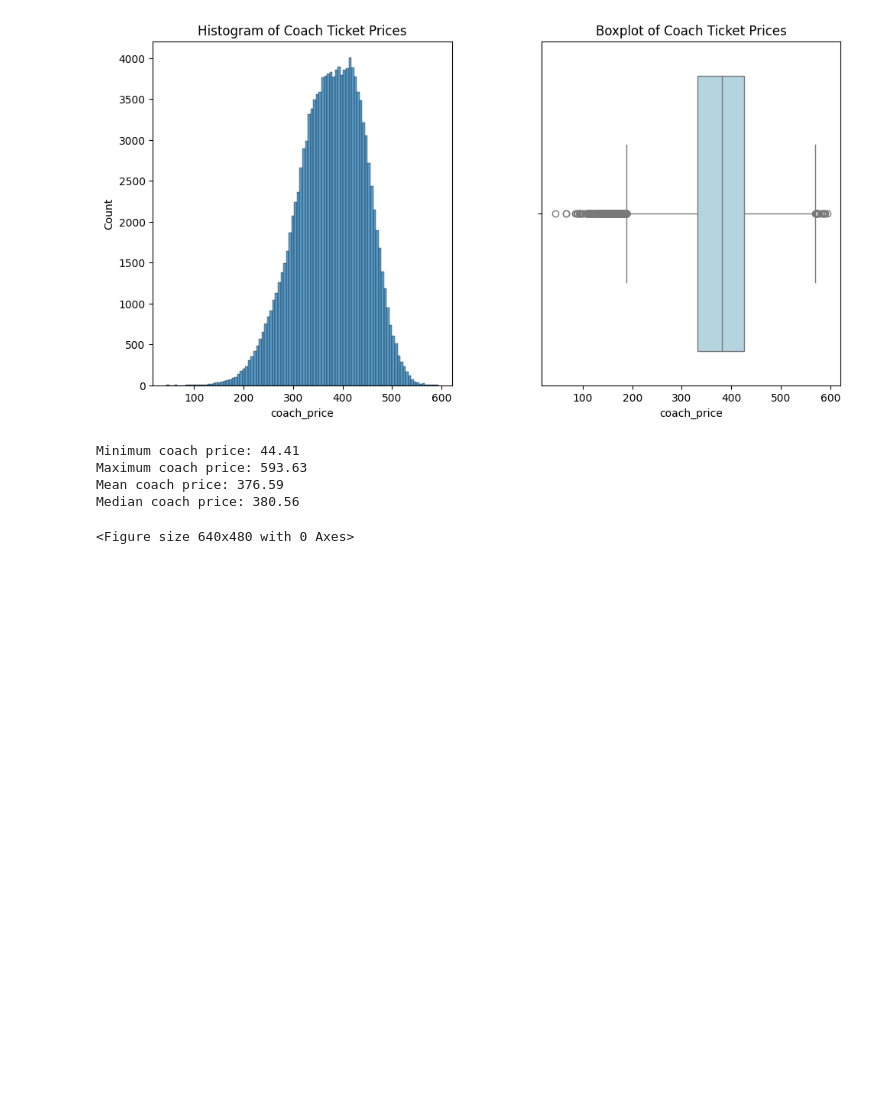
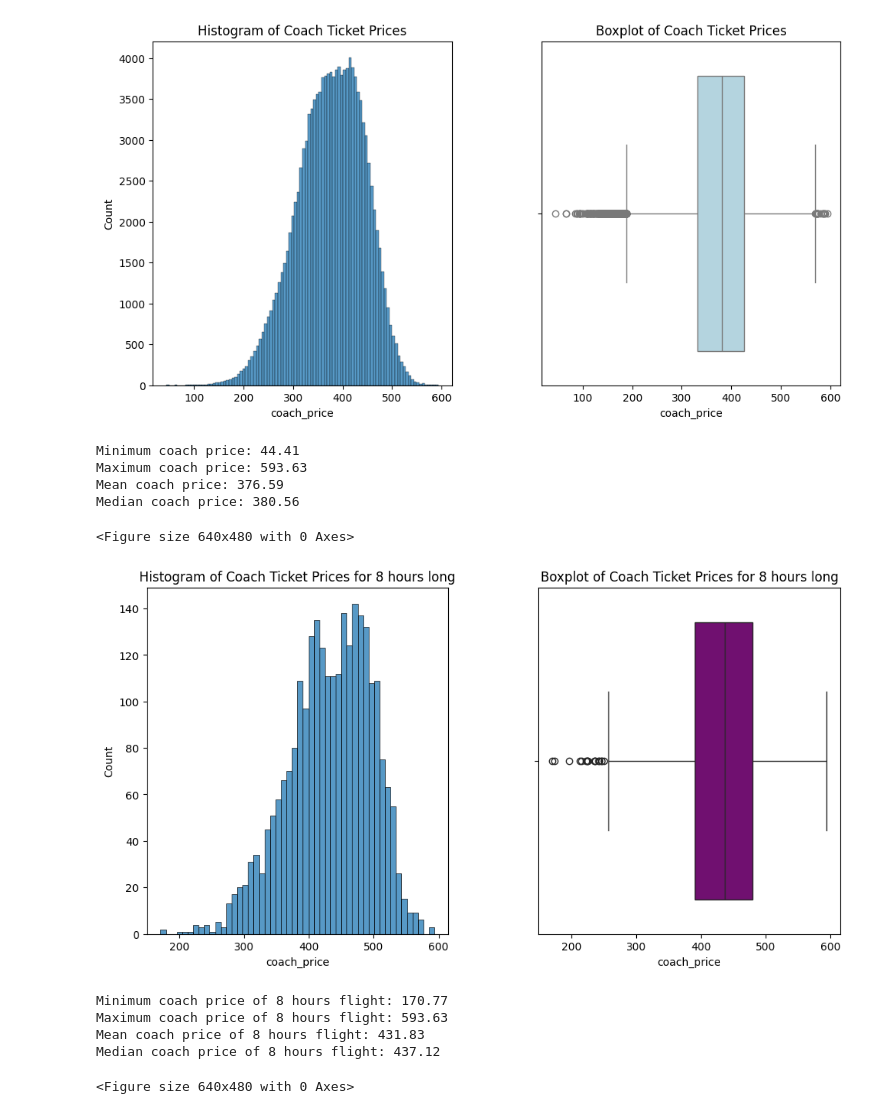
Before and after one commit to 7086600/airline_analysis_project, a Jupyter notebook: airline_analysis.ipynb, the cells around one changed output. Saved outputs shown, nothing was run; the diff lists cells and outputs as text; code cells hidden in the pictures; blank space fills up the shorter version.

Commit message:
visualize the coach ticket prices for flights that are 8 hours long

```diff
--- a/airline_analysis.ipynb
+++ b/airline_analysis.ipynb
@@ -80,3 +80,39 @@ Maximum coach price: 593.63
 Mean coach price: 376.59
 Median coach price: 380.56
 <Figure size 640x480 with 0 Axes>
+# %%
+# visualize the coach ticket prices for flights that are 8 hours long
+# filtering the dataset for flights that are 8 hours long
+filt_8_hours = (flight['hours'] == 8)
+flight_8_hours = flight[filt_8_hours]
+coach_prices_8_hours = flight_8_hours['coach_price']
+
+plt.figure(figsize=(10, 5))
+# creating a histogram of coach ticket prices
+plt.subplot(1, 2, 1)
+sns.histplot(coach_prices_8_hours, bins=50)
+plt.title('Histogram of Coach Ticket Prices for 8 hours long')
+# creating a boxplot of coach ticket prices
+plt.subplot(1, 2, 2)
+sns.boxplot(x=coach_prices_8_hours, color='purple')
+plt.title('Boxplot of Coach Ticket Prices for 8 hours long')
+# adjusting the layout
+plt.subplots_adjust(left=0.05, bottom=0.05, right=0.95, top=0.95, wspace=0.3, hspace=0.3)
+plt.show()
+plt.clf()
+# calculating and printing statistics for coach ticket prices
+min_price = np.min(coach_prices_8_hours)
+max_price = np.max(coach_prices_8_hours)
+mean_price = np.mean(coach_prices_8_hours)
+median_price = np.median(coach_prices_8_hours)
+print(f"Minimum coach price of 8 hours flight: {min_price:.2f}")
+print(f"Maximum coach price of 8 hours flight: {max_price:.2f}")
+print(f"Mean coach price of 8 hours flight: {mean_price:.2f}")
+print(f"Median coach price of 8 hours flight: {median_price:.2f}")
+# %% [output]
+[figure, added]
+Minimum coach price of 8 hours flight: 170.77
+Maximum coach price of 8 hours flight: 593.63
+Mean coach price of 8 hours flight: 431.83
+Median coach price of 8 hours flight: 437.12
+<Figure size 640x480 with 0 Axes>
```
